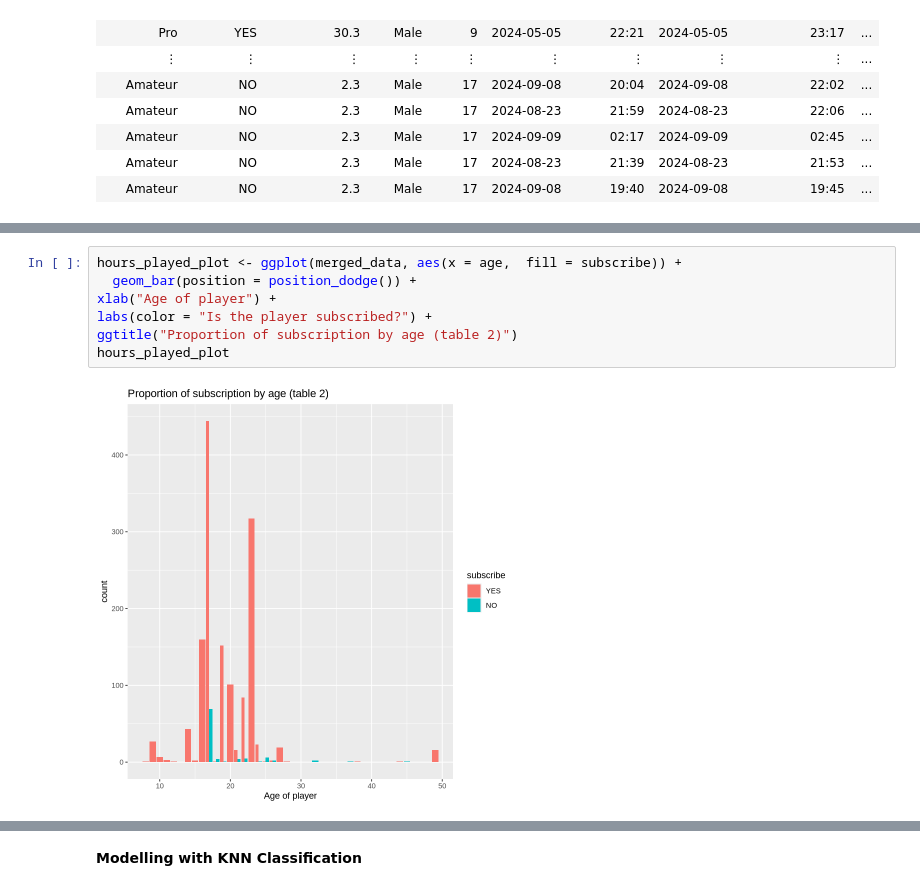
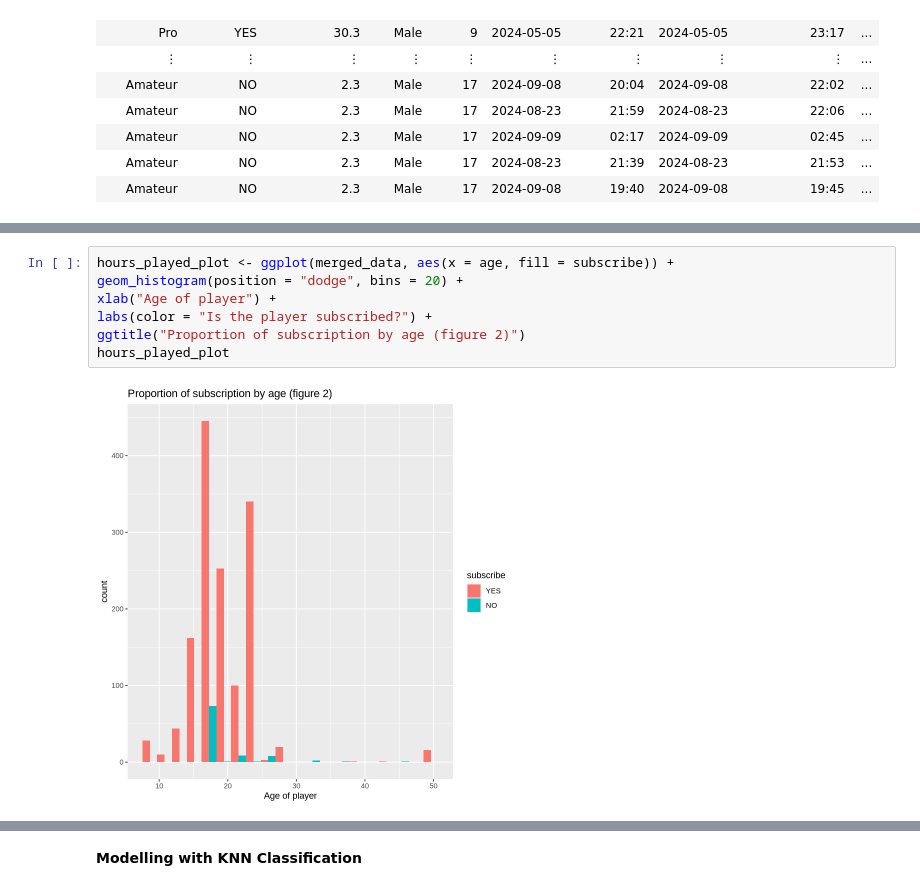
Before and after one commit to helenawu125/minecraft_final_project, a Jupyter notebook: Final_Project.ipynb, the cells around one changed output, grey strips where cells are left out. Drawn from its saved outputs; the diff is of its cells as text.

```diff
--- a/Final_Project.ipynb
+++ b/Final_Project.ipynb
@@ -191,9 +216,9 @@ experience_plot
 # %%
-hours_played_plot <- ggplot(merged_data, aes(x = age,  fill = subscribe)) +
-  geom_bar(position = position_dodge()) +
+hours_played_plot <- ggplot(merged_data, aes(x = age, fill = subscribe)) +
+geom_histogram(position = "dodge", bins = 20) +
 xlab("Age of player") +
 labs(color = "Is the player subscribed?") +
-ggtitle("Proportion of subscription by age (table 2)")
+ggtitle("Proportion of subscription by age (figure 2)")
 hours_played_plot
 # %% [output]
-[figure, old version]
+[figure, new version]
```
Also changed, not shown: parts of 24 cells of this notebook.
